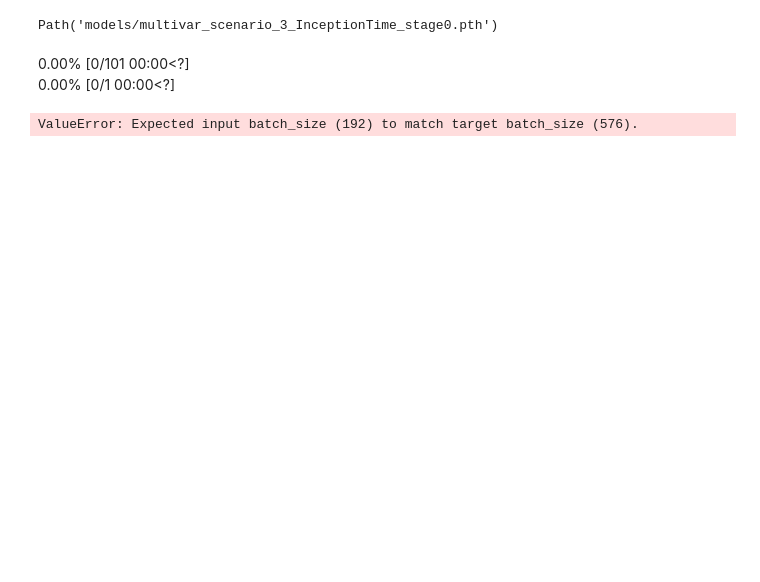
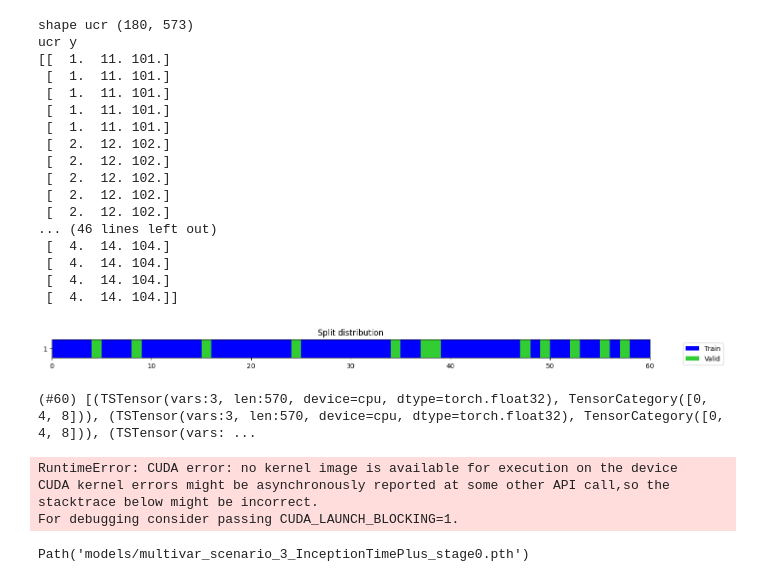
Before and after one commit to a-ludwig/smart_hans, a Jupyter notebook: Machine_learning/tsai_with_real_data_multivariate.ipynb, the cells around one changed output. Cells and saved outputs as stored; diff of their text form; code cells hidden in the pictures; blank space fills up the shorter version.

```diff
--- a/Machine_learning/tsai_with_real_data_multivariate.ipynb
+++ b/Machine_learning/tsai_with_real_data_multivariate.ipynb
@@ -97,14 +87,70 @@ Name: feature, Length: 912, dtype: float64
+# %%
+!CUDA_LAUNCH_BLOCKING=1
+ds_name = 'OliveOil'
+X_ucr, y_ucr, _ = get_UCR_data(ds_name, return_split=False)
+X_ucr = X_ucr[:, 0]
+y_ucr = y_ucr.reshape(-1, 1)
+data = np.concatenate((X_ucr, y_ucr), axis=-1)
+df = pd.DataFrame(data).astype(float)
+df = df.rename(columns={570: 'target'})
+df1 = pd.concat([df, df + 10, df + 100], axis=0).reset_index(drop=False)
+df2 = pd.DataFrame(np.array([1] * 60 + [2] * 60 + [3] * 60), columns=['feature'])
+df = pd.merge(df2, df1, left_index=True, right_index=True)
+df
+
+X_ucr, y_ucr = df2xy(df, sample_col='index', feat_col='feature', target_col='target', data_cols=None)
+
+print(f"shape ucr {df.shape}")
+
+
+print("ucr y")
+print(y_ucr)
+
+splits_ucr = get_splits(y_ucr, valid_size=.2)
+splits_ucr
+
+
+dsets_ucr = dsets = TSDatasets(X_ucr,y_ucr, tfms=[None, TSClassification()], inplace=True, splits=splits_ucr)
+
+print(dsets_ucr)
+
+
+dls_ucr = TSDataLoaders.from_dsets(dsets_ucr.train, dsets_ucr.valid, num_workers=0, batch_tfms=[TSStandardize()])
+
+
+#dls_ucr.show_batch(sharey=True)
+# %% [output]
+shape ucr (180, 573)
+ucr y
+[[  1.  11. 101.]
+ [  1.  11. 101.]
+ [  1.  11. 101.]
+ [  1.  11. 101.]
+ [  1.  11. 101.]
+ [  2.  12. 102.]
+ [  2.  12. 102.]
+ [  2.  12. 102.]
+ [  2.  12. 102.]
+ [  2.  12. 102.]
+... (46 lines left out)
+ [  4.  14. 104.]
+ [  4.  14. 104.]
+ [  4.  14. 104.]
+ [  4.  14. 104.]]
+[figure, added]
+(#60) [(TSTensor(vars:3, len:570, device=cpu, dtype=torch.float32), TensorCategory([0, 4, 8])), (TSTensor(vars:3, len:570, device=cpu, dtype=torch.float32), TensorCategory([0, 4, 8])), (TSTensor(vars: ...
+# %%
+b  = dls_ucr.one_batch()
+x_ucr_debug, y_ucr_debug = b
+print(x_ucr_debug.size(), y_ucr_debug.size())
+# %% [output]
+RuntimeError: CUDA error: no kernel image is available for execution on the device
+CUDA kernel errors might be asynchronously reported at some other API call,so the stacktrace below might be incorrect.
+For debugging consider passing CUDA_LAUNCH_BLOCKING=1.
 # %%
-scenario_name_stage0 = "multivar_scenario_{}_{}_stage0".format(num_scenario, "InceptionTime")
-model = InceptionTime(dls.vars, dls.c)
-learn = ts_learner(dls, model, metrics=accuracy, train_metrics=True)
+scenario_name_stage0 = "multivar_scenario_{}_{}_stage0".format(num_scenario, "InceptionTimePlus")
+model = InceptionTimePlus(dls.vars, dls.c)
+learn = Learner(dls, model)
 learn.save(scenario_name_stage0)
 # %% [output]
-Path('models/multivar_scenario_3_InceptionTime_stage0.pth')
+Path('models/multivar_scenario_3_InceptionTimePlus_stage0.pth')
-# %%
-learn.load(scenario_name_stage0)
-learn.lr_find()
-# %% [output]
-0.00% [0/101 00:00<?]
-0.00% [0/1 00:00<?]
-ValueError: Expected input batch_size (192) to match target batch_size (576).
```
Also changed, not shown: parts of 9 cells of this notebook.
